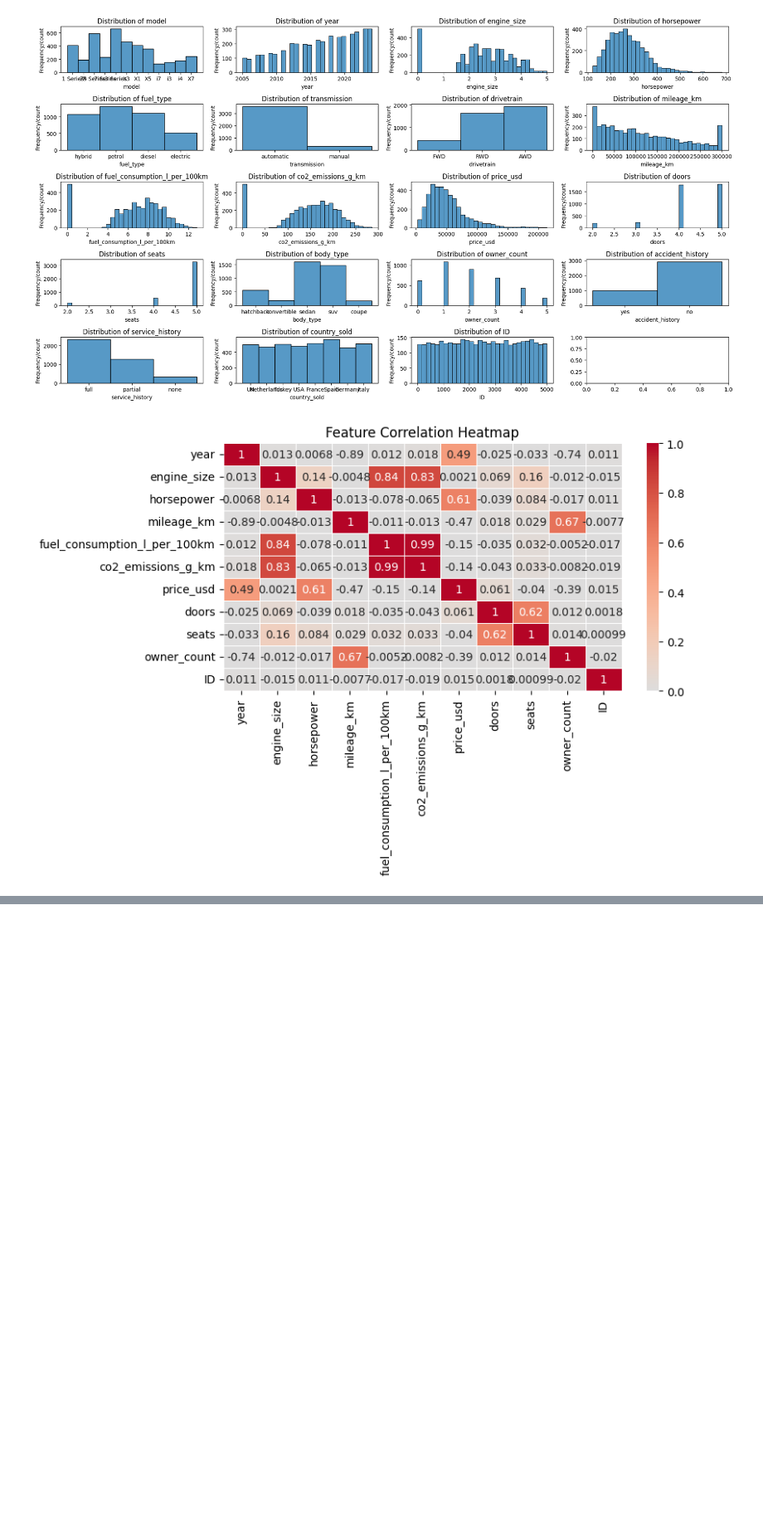
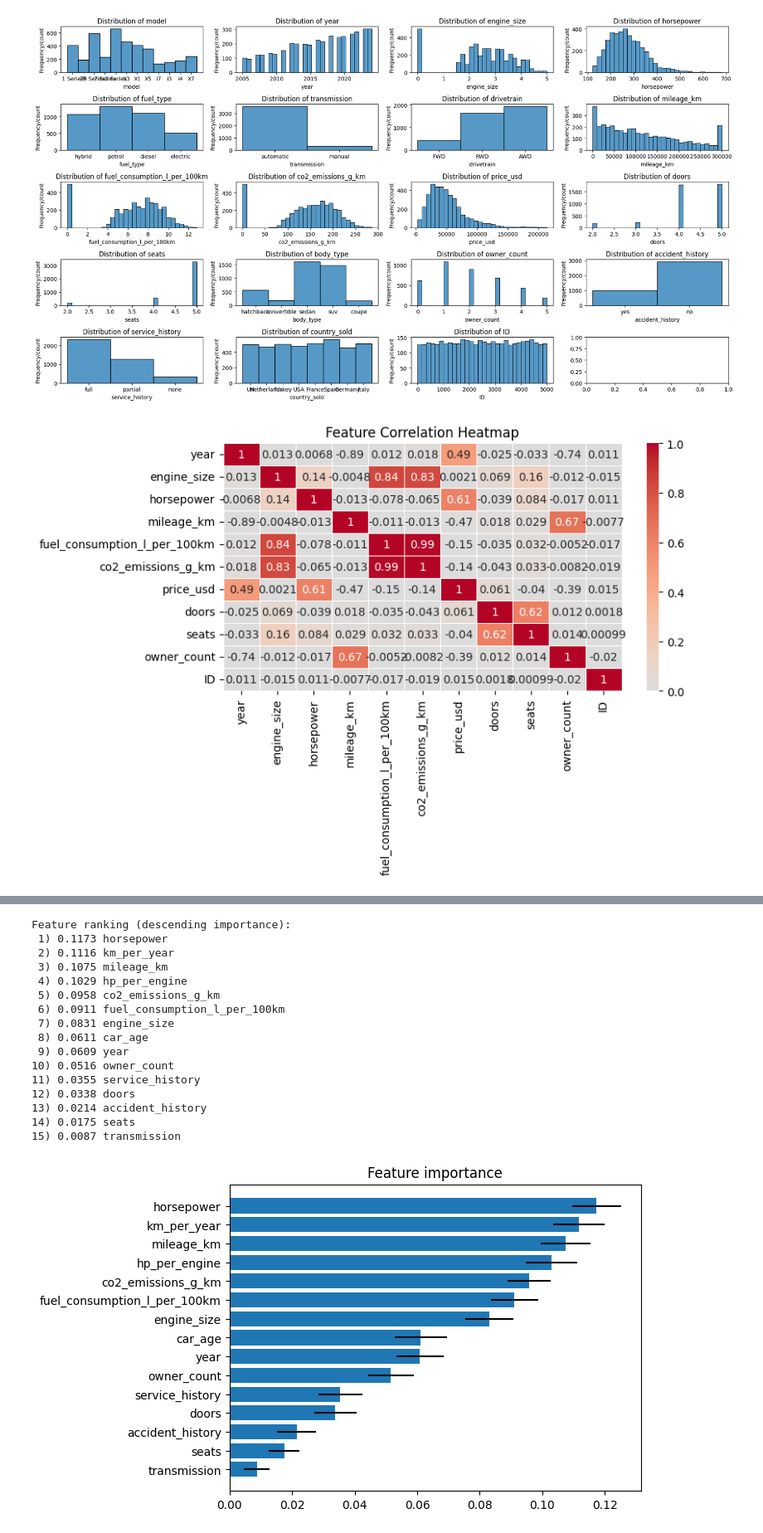
Before and after one commit to Indraadhikari/DAT200-Machine-Learning, a Jupyter notebook: CA5/CA5_Group_11.ipynb, the cells around one changed output, grey strips where cells are left out. Shown at 83% size. Cells and saved outputs as stored; diff of their text form; code cells hidden in the pictures; blank space fills up the shorter version.

```diff
--- a/CA5/CA5_Group_11.ipynb
+++ b/CA5/CA5_Group_11.ipynb
@@ -134,0 +194,5 @@ plt.show()
+# %%
+# Creating new df without columns ID
+new_df = new_df.drop(columns=["ID"])
+test_df = test_df.drop(columns=["ID"])
+new_df.shape
@@ -134,0 +320,4 @@ plt.show()
+# %%
+for i in categorical_cols:
+    print("Column:", i)
+    print("No. of uniques value:",len(df_clean[i].unique()))
@@ -134,0 +427,64 @@ plt.show()
+# %%
+# clean to remove inf values
+df_clean['hp_per_engine'] = df_clean['hp_per_engine'].replace([np.inf, -np.inf], np.nan)
+df_clean['hp_per_engine'] = df_clean['hp_per_engine'].fillna(df_clean['hp_per_engine'].median())
+
+df_clean_test['hp_per_engine'] = df_clean_test['hp_per_engine'].replace([np.inf, -np.inf], np.nan)
+df_clean_test['hp_per_engine'] = df_clean_test['hp_per_engine'].fillna(df_clean_test['hp_per_engine'].median())
+# %%
+# Source; from lecture 12, to use the random forrest for features selection.
+# Checking for missing values in the feature matrix and target
+target = "price_usd"
+new_features = df_clean.select_dtypes(include=['number']).columns.drop(target)
+
+X = df_clean[new_features]
+y = df_clean[target]
+
+# Split the data into a training and test set
+X_train, X_test, y_train, y_test = train_test_split(X, y, test_size=0.3, random_state=42)
+
+# Train a random forest classifier
+clf = RandomForestClassifier(n_estimators=500, random_state=42)
+clf.fit(X_train, y_train)
+
+# Print the feature ranking as a list
+print("Feature ranking (descending importance):")
+ranking = { new_features[i]: clf.feature_importances_[i] for i in range(X.shape[1]) }
+feature_name_max_length = max(ranking.keys(), key=len)
+for i, feature in enumerate(sorted(ranking, key=ranking.get, reverse=True)):
+    print(f"{i+1:2d}) {ranking[feature]:.4f} {feature}")
+
+# Plot the feature importances of the forest
+# Feature names on the y-axis, importances on the x-axis
+# The most important features are at the top
+# This means we first have to sort the features
+feature_importance = clf.feature_importances_
+indices = np.argsort(feature_importance)
+
+plt.figure()
+plt.title("Feature importance")
+plt.yticks(range(X.shape[1]), np.array(new_features)[indices])
+
+# Add error bars as well by computing the standard deviation of the feature importances
+std = np.std([tree.feature_importances_ for tree in clf.estimators_], axis=0)
+plt.barh(range(X.shape[1]), feature_importance[indices], xerr=std[indices], align="center")
+
+plt.show()
+# %% [output]
+Feature ranking (descending importance):
+ 1) 0.1173 horsepower
+ 2) 0.1116 km_per_year
+ 3) 0.1075 mileage_km
+ 4) 0.1029 hp_per_engine
+ 5) 0.0958 co2_emissions_g_km
+ 6) 0.0911 fuel_consumption_l_per_100km
+ 7) 0.0831 engine_size
+ 8) 0.0611 car_age
+ 9) 0.0609 year
+10) 0.0516 owner_count
+11) 0.0355 service_history
+12) 0.0338 doors
+13) 0.0214 accident_history
+14) 0.0175 seats
+15) 0.0087 transmission
+[figure, added]
```
Also changed, not shown: parts of 40 cells of this notebook.
